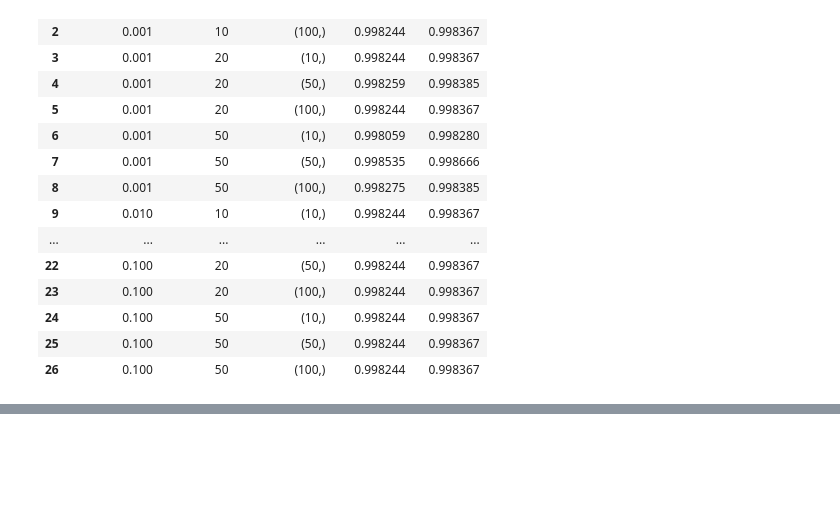
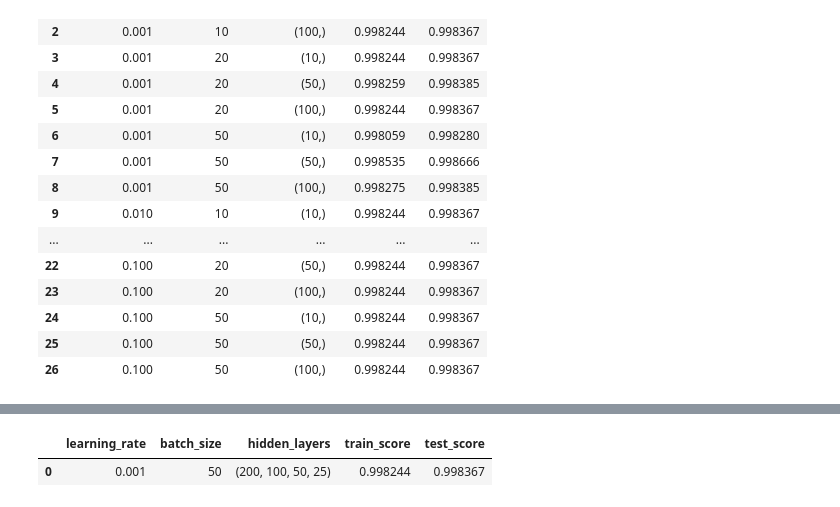
Before and after one commit to Jigme96-BHU/markedT, a Jupyter notebook: mt.ipynb, the cells around one changed output, grey strips where cells are left out. Drawn from its saved outputs; the diff is of its cells as text; code cells hidden in the pictures; blank space fills up the shorter version.

```diff
--- a/mt.ipynb
+++ b/mt.ipynb
@@ -137,0 +195,30 @@ result
+# %%
+learning_rates = [0.001]
+batch_sizes = [50]
+hidden_layers = [(200,100,50,25),]
+
+
+results = []
+
+for lr in learning_rates:
+    for bs in batch_sizes:
+        for hl in hidden_layers:
+            mlp_classifier = MLPClassifier(verbose=True,
+                            hidden_layer_sizes=hl,
+                            activation='relu',
+                            batch_size=bs,
+                            solver='adam',
+                            learning_rate_init=lr,
+                            random_state=42).fit(x_train,y_train)
+
+            trainig_score = mlp_classifier.score(x_train,y_train)
+            test_score = mlp_classifier.score(x_test, y_test)
+
+            # Store the results
+            results.append({
+                'learning_rate': lr,
+                'batch_size': bs,
+                'hidden_layers': hl,
+                'train_score': trainig_score,
+                'test_score': test_score
+            })
@@ -137,0 +243,6 @@ result
+# %%
+result = pd.DataFrame(results)
+result
+# %% [output]
+|  | learning_rate | batch_size | hidden_layers | train_score | test_score |
+| 0 | 0.001 | 50 | (200, 100, 50, 25) | 0.998244 | 0.998367 |
```
Also changed, not shown: parts of 6 cells of this notebook.
